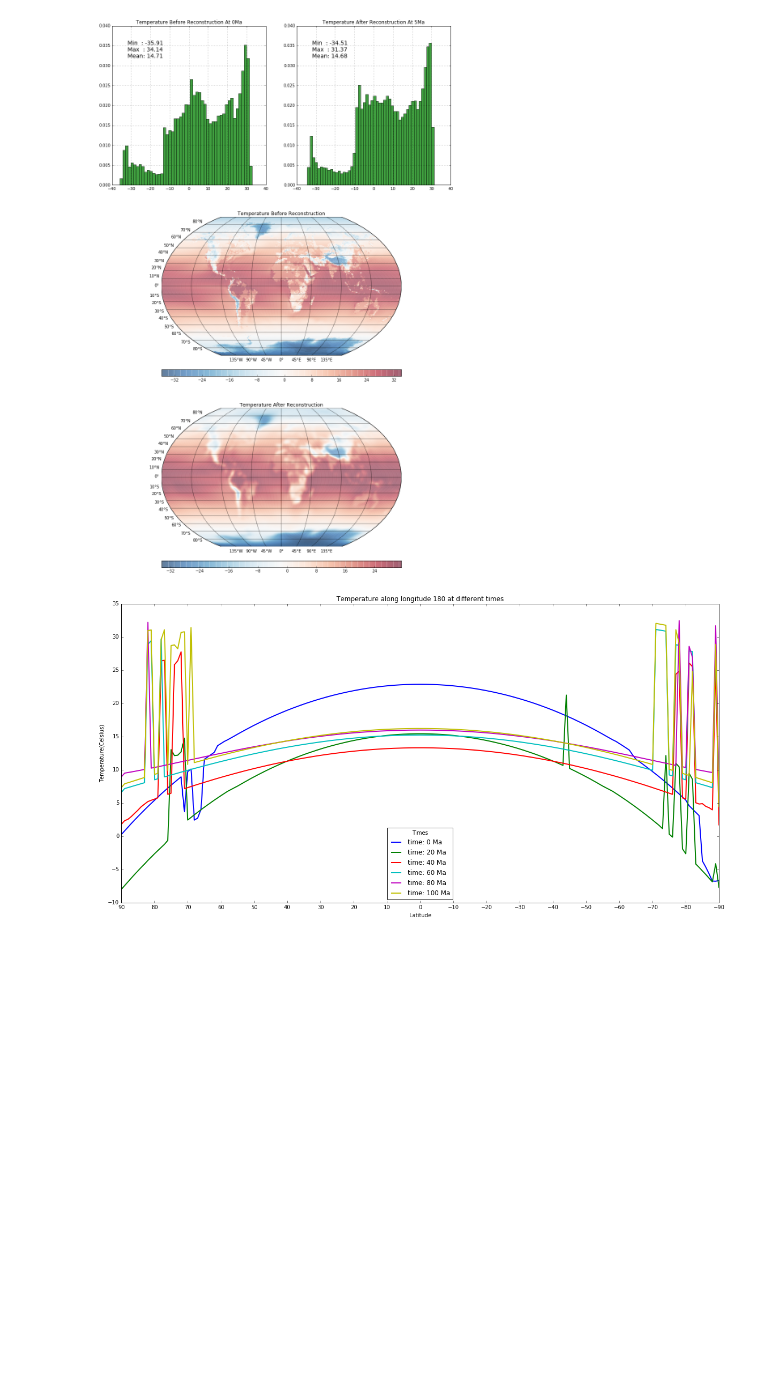
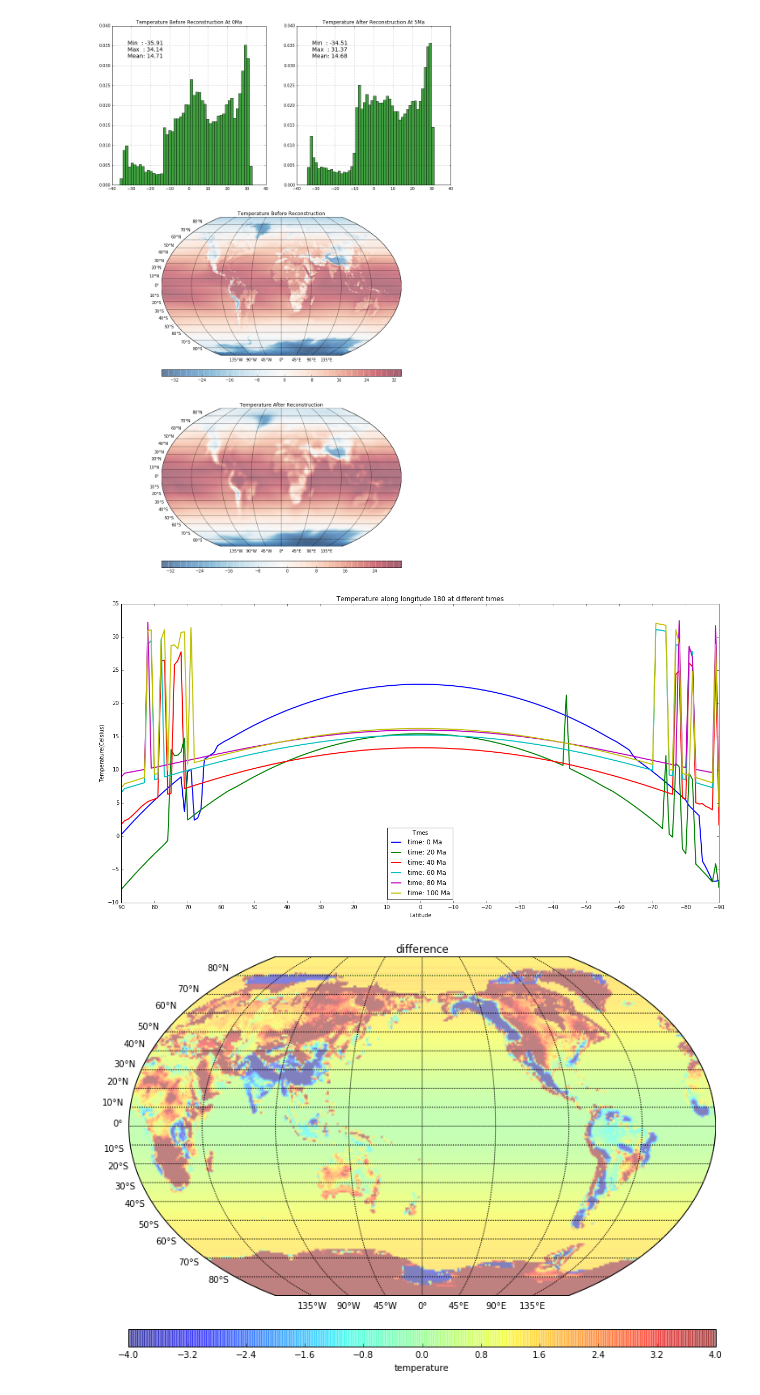
Before and after one commit to atom-model/ATOM, a Jupyter notebook: benchmark/Temperature.ipynb, the cells around one changed output. Drawn from its saved outputs; the diff is of its cells as text; code cells hidden in the pictures; blank space fills up the shorter version.

```diff
--- a/benchmark/Temperature.ipynb
+++ b/benchmark/Temperature.ipynb
@@ -214,3 +214,62 @@ plt.savefig('./output/temperature_at_lon_180.png')
 plt.show()
 # %% [output]
 [figure]
+# %%
+%matplotlib inline
+import os, sys, shutil
+import matplotlib
+
+import matplotlib.pyplot as plt
+from mpl_toolkits.basemap import Basemap
+import numpy as np
+
+data_dir='./output'
+time=0
+topo_suffix = 'smooth'
+
+data_0 = np.genfromtxt(data_dir + '/[{0}Ma_{1}.xyz]_PlotData_Atm.xyz'.format(time, topo_suffix), skip_header=1)
+time=5
+data_5 = np.genfromtxt(data_dir + '/[{0}Ma_{1}.xyz]_PlotData_Atm.xyz'.format(time, topo_suffix), skip_header=1)
+
+data=data_5 -data_0
+
+x = data[:,0]
+y = data[:,1]
+z = data[:,6]
+
+topo = data[:,2]
+
+plt.figure(figsize=(15, 8))
+
+m = Basemap(llcrnrlon=-180,llcrnrlat=-90,urcrnrlon=180,urcrnrlat=90,projection='kav7', lon_0=0)
+
+xx = x
+x, topo = m.shiftdata(xx, datain = topo, lon_0=0)
+x, z = m.shiftdata(xx, datain = z, lon_0=0)
+
+xi, yi = m(x, y)
+
+#cs = m.scatter(xi, yi, marker='.', c=z, alpha=0.5, lw=0, vmin=v_min, vmax=v_max)
+
+zz = np.zeros((181, 361))
+for i in range(181):
+    for j in range(361):
+        zz[180-i][j] = z[j*181+i]
+img_data = m.transform_scalar(zz, np.arange(-180,180),np.arange(-90,90),361,181)
+cs = m.imshow(img_data,alpha=0.5, vmin=-4, vmax=4, cmap='jet')
+
+m.contour( xi.reshape((361,181)), yi.reshape((361,181)), topo.reshape((361,181)),
+                    colors ='k', linewidths= 0.3 )
+
+m.drawparallels(np.arange(-90., 90., 10.), labels=[1,0,0,0], fontsize=10)
+m.drawmeridians(np.arange(-180., 180., 45.), labels=[0,0,0,1], fontsize=10)
+#m.drawcoastlines()
+
+cbar = m.colorbar(cs, location='bottom', pad="10%", label='temperature')
+
+plt.title('difference')
+
+plt.show()
+plt.close()
+# %% [output]
+[figure, added]
```
Also changed, not shown: 8 other files.
